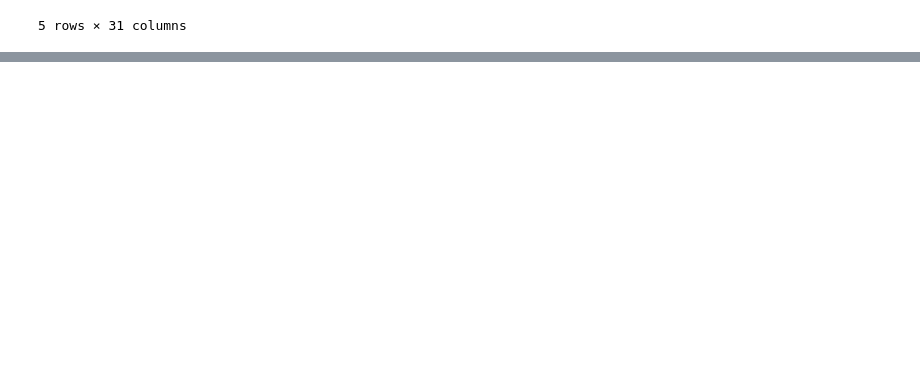
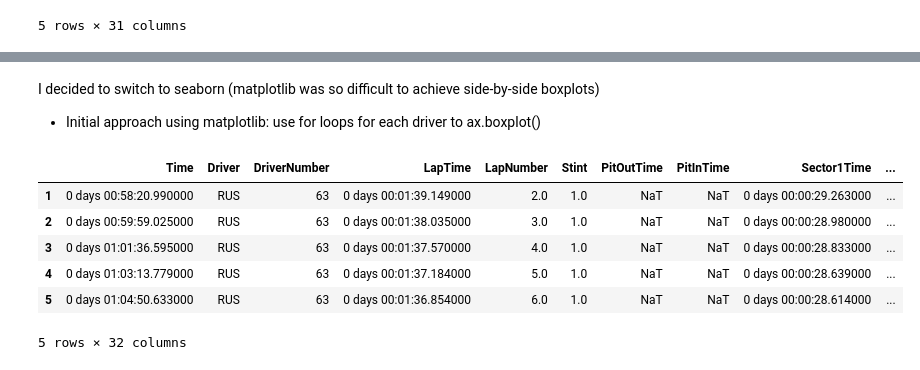
Before and after one commit to otola03/Kaggle_Studies, a Jupyter notebook: f1_analysis/f1_2025_singaporegrp.ipynb, the cells around one changed output, grey strips where cells are left out. Cells and saved outputs as stored; diff of their text form; code cells hidden in the pictures; blank space fills up the shorter version.

```diff
--- a/f1_analysis/f1_2025_singaporegrp.ipynb
+++ b/f1_analysis/f1_2025_singaporegrp.ipynb
@@ -205,0 +246,20 @@ plt.show()
+# %% [markdown]
+I decided to switch to seaborn (matplotlib was so difficult to achieve side-by-side boxplots)
+
+- Initial approach using matplotlib: use for loops for each driver to ax.boxplot()
+# %%
+# I just realized that session.laps has Driver column ordered according to the race result.
+
+# pick_quicklaps():
+# Return all laps with LapTime faster than a certain limit. By default, the threshold is 107% of the best LapTime of all laps in self. (from fastf1 docs)
+laps = session.laps.pick_quicklaps().copy()
+laps['LapTimeSec'] = laps['LapTime'].dt.total_seconds()
+laps.head()
+# %% [output]
+|  | Time | Driver | DriverNumber | LapTime | LapNumber | Stint | PitOutTime | PitInTime | Sector1Time | ... |
+| 1 | 0 days 00:58:20.990000 | RUS | 63 | 0 days 00:01:39.149000 | 2.0 | 1.0 | NaT | NaT | 0 days 00:00:29.263000 | ... |
+| 2 | 0 days 00:59:59.025000 | RUS | 63 | 0 days 00:01:38.035000 | 3.0 | 1.0 | NaT | NaT | 0 days 00:00:28.980000 | ... |
+| 3 | 0 days 01:01:36.595000 | RUS | 63 | 0 days 00:01:37.570000 | 4.0 | 1.0 | NaT | NaT | 0 days 00:00:28.833000 | ... |
+| 4 | 0 days 01:03:13.779000 | RUS | 63 | 0 days 00:01:37.184000 | 5.0 | 1.0 | NaT | NaT | 0 days 00:00:28.639000 | ... |
+| 5 | 0 days 01:04:50.633000 | RUS | 63 | 0 days 00:01:36.854000 | 6.0 | 1.0 | NaT | NaT | 0 days 00:00:28.614000 | ... |
+5 rows × 32 columns
```
Also changed, not shown: parts of 12 cells of this notebook, 1 other file.
